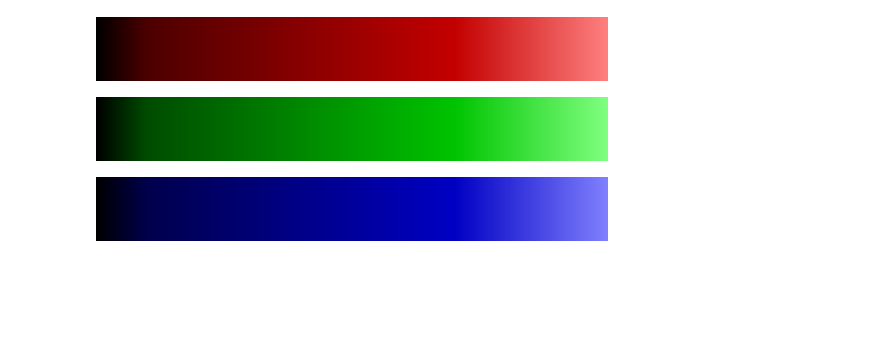
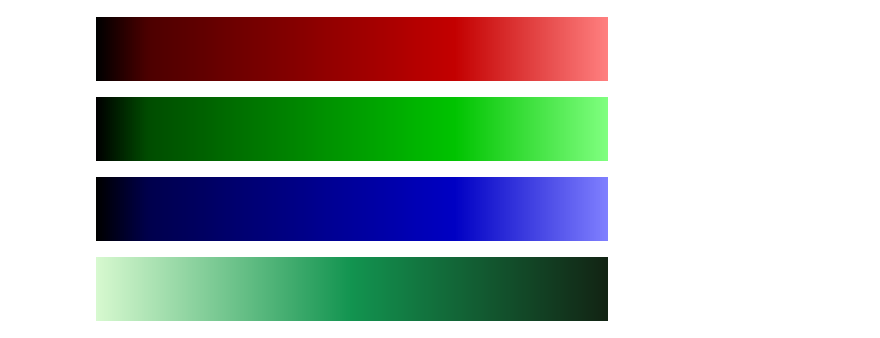
Before and after one commit to ageller/Firefly, a Jupyter notebook: src/firefly/static/textures/createColormap.ipynb, the cells around one changed output. Drawn from its saved outputs; the diff is of its cells as text; code cells hidden in the pictures; blank space fills up the shorter version.

```diff
--- a/src/firefly/static/textures/createColormap.ipynb
+++ b/src/firefly/static/textures/createColormap.ipynb
@@ -38,3 +92,12 @@ cmaps[1]
 cmaps[2]
 # %% [output]
 [figure]
+# %%
+from palettable.cmocean.sequential import Algae_3,Dense_3,Haline_3,Matter_3,Oxy_3,Thermal_3
+
+cmocean_list = [Algae_3,Haline_3,Dense_3,Thermal_3,Matter_3,Oxy_3]
+cmocean_list = [cmap.mpl_colormap for cmap in cmocean_list]
+for cmap in cmocean_list: cmap.name = 'cmocean_'+cmap.name.split('_')[0]
+cmocean_list[0]
+# %% [output]
+[figure, added]
```
Also changed, not shown: parts of 8 cells of this notebook, 2 other files.
